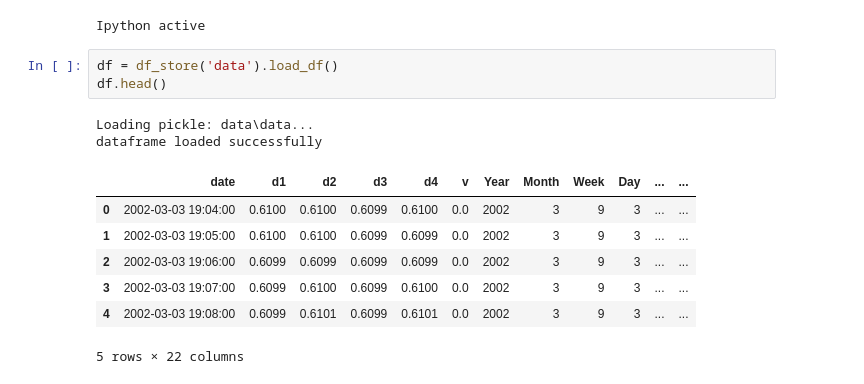
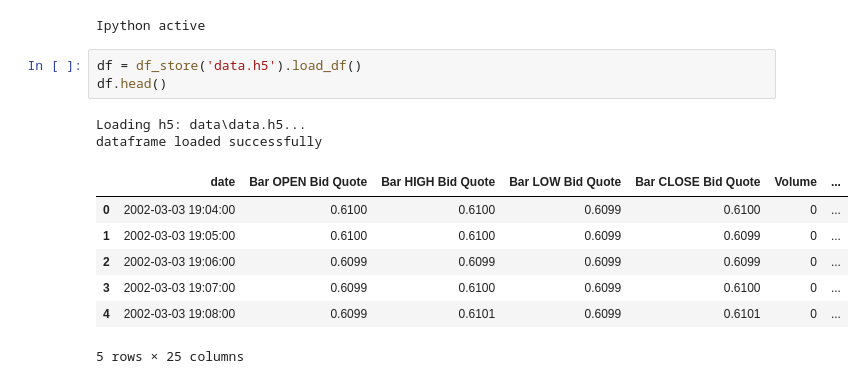
Before and after one commit to mansaluke/fanalysis, a Jupyter notebook: fanalysis/meanvariancemodel.ipynb, the cells around one changed output. Saved outputs shown, nothing was run; the diff lists cells and outputs as text.

```diff
--- a/fanalysis/meanvariancemodel.ipynb
+++ b/fanalysis/meanvariancemodel.ipynb
@@ -4,15 +4,15 @@ import numpy as np
 # %% [output]
 Ipython active
 # %%
-df = df_store('data').load_df()
+df = df_store('data.h5').load_df()
 df.head()
 # %% [output]
-Loading pickle: data\data...
+Loading h5: data\data.h5...
 dataframe loaded successfully
-|  | date | d1 | d2 | d3 | d4 | v | Year | Month | Week | Day | ... | ... |
-| 0 | 2002-03-03 19:04:00 | 0.6100 | 0.6100 | 0.6099 | 0.6100 | 0.0 | 2002 | 3 | 9 | 3 | ... | ... |
-| 1 | 2002-03-03 19:05:00 | 0.6100 | 0.6100 | 0.6099 | 0.6099 | 0.0 | 2002 | 3 | 9 | 3 | ... | ... |
-| 2 | 2002-03-03 19:06:00 | 0.6099 | 0.6099 | 0.6099 | 0.6099 | 0.0 | 2002 | 3 | 9 | 3 | ... | ... |
-| 3 | 2002-03-03 19:07:00 | 0.6099 | 0.6100 | 0.6099 | 0.6100 | 0.0 | 2002 | 3 | 9 | 3 | ... | ... |
-| 4 | 2002-03-03 19:08:00 | 0.6099 | 0.6101 | 0.6099 | 0.6101 | 0.0 | 2002 | 3 | 9 | 3 | ... | ... |
+|  | date | Bar OPEN Bid Quote | Bar HIGH Bid Quote | Bar LOW Bid Quote | Bar CLOSE Bid Quote | Volume | ... |
+| 0 | 2002-03-03 19:04:00 | 0.6100 | 0.6100 | 0.6099 | 0.6100 | 0 | ... |
+| 1 | 2002-03-03 19:05:00 | 0.6100 | 0.6100 | 0.6099 | 0.6099 | 0 | ... |
+| 2 | 2002-03-03 19:06:00 | 0.6099 | 0.6099 | 0.6099 | 0.6099 | 0 | ... |
+| 3 | 2002-03-03 19:07:00 | 0.6099 | 0.6100 | 0.6099 | 0.6100 | 0 | ... |
+| 4 | 2002-03-03 19:08:00 | 0.6099 | 0.6101 | 0.6099 | 0.6101 | 0 | ... |
-5 rows × 22 columns
+5 rows × 25 columns
```
Also changed, not shown: parts of 8 cells of this notebook, 8 other files.
